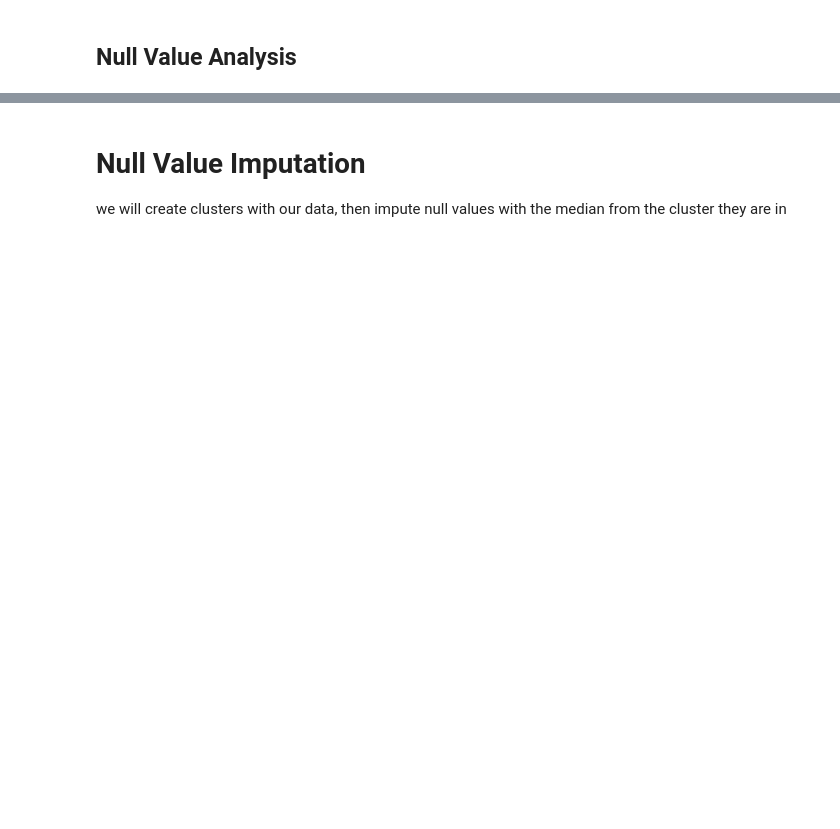
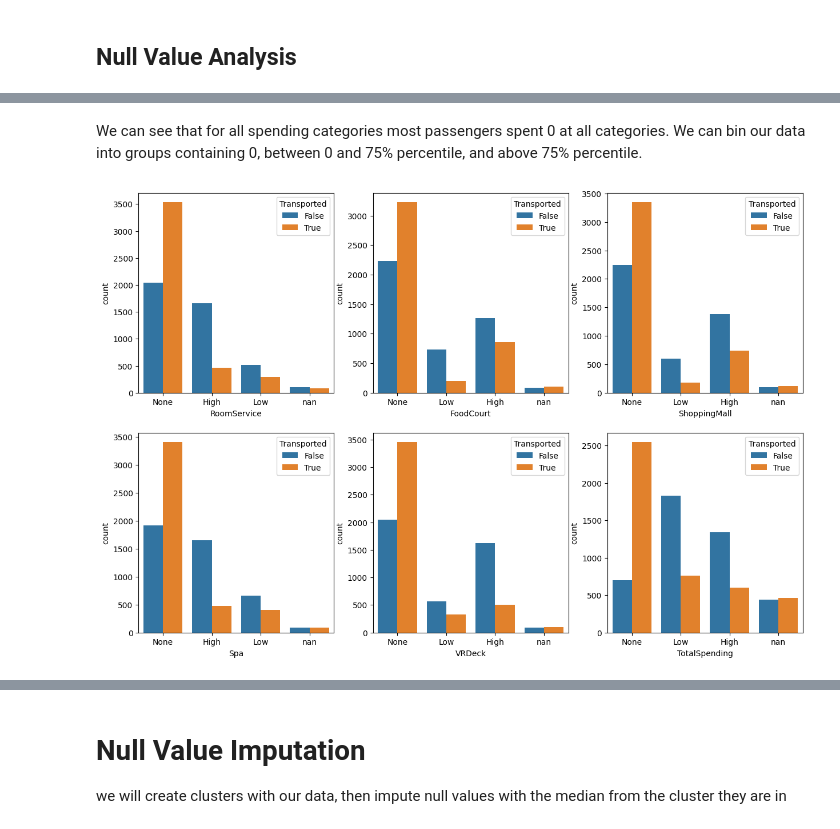
Before and after one commit to Mattcalcaterra/si618classwork, a Jupyter notebook: homework/SI_618_Homework_07.ipynb, the cells around one changed output, grey strips where cells are left out. Saved outputs shown, nothing was run; the diff lists cells and outputs as text; code cells hidden in the pictures; blank space fills up the shorter version.

```diff
--- a/homework/SI_618_Homework_07.ipynb
+++ b/homework/SI_618_Homework_07.ipynb
@@ -255,0 +353,32 @@ plt.show()
+# %% [markdown]
+We can see that for all spending categories most passengers spent 0 at all categories. We can bin our data into groups containing 0, between  0 and 75% percentile, and above 75% percentile.
+# %%
+spending_cats = [
+    "RoomService",
+    "FoodCourt",
+    "ShoppingMall",
+    "Spa",
+    "VRDeck",
+    "TotalSpending",
+]
+
+fig, axes = plt.subplots(2, 3, figsize=(15, 10))
+for col in spending_cats:
+    train_df[col] = pd.cut(
+        train_df[col],
+        bins=[-1, 0, train_df[col].quantile(0.75), train_df[col].max()],
+        labels=["None", "Low", "High"],
+    )
+    train_df[col] = train_df[col].astype(str)
+    test_df[col] = pd.cut(
+        test_df[col],
+        bins=[-1, 0, test_df[col].quantile(0.75), test_df[col].max()],
+        labels=["None", "Low", "High"],
+    )
+    test_df[col] = test_df[col].astype(str)
+
+for i, ax in enumerate(axes.flatten()):
+    sns.countplot(data=train_df, x=spending_cats[i], hue="Transported", ax=ax)
+plt.show()
+# %% [output]
+[figure, added]
```
Also changed, not shown: parts of 61 cells of this notebook, 1 other file.
